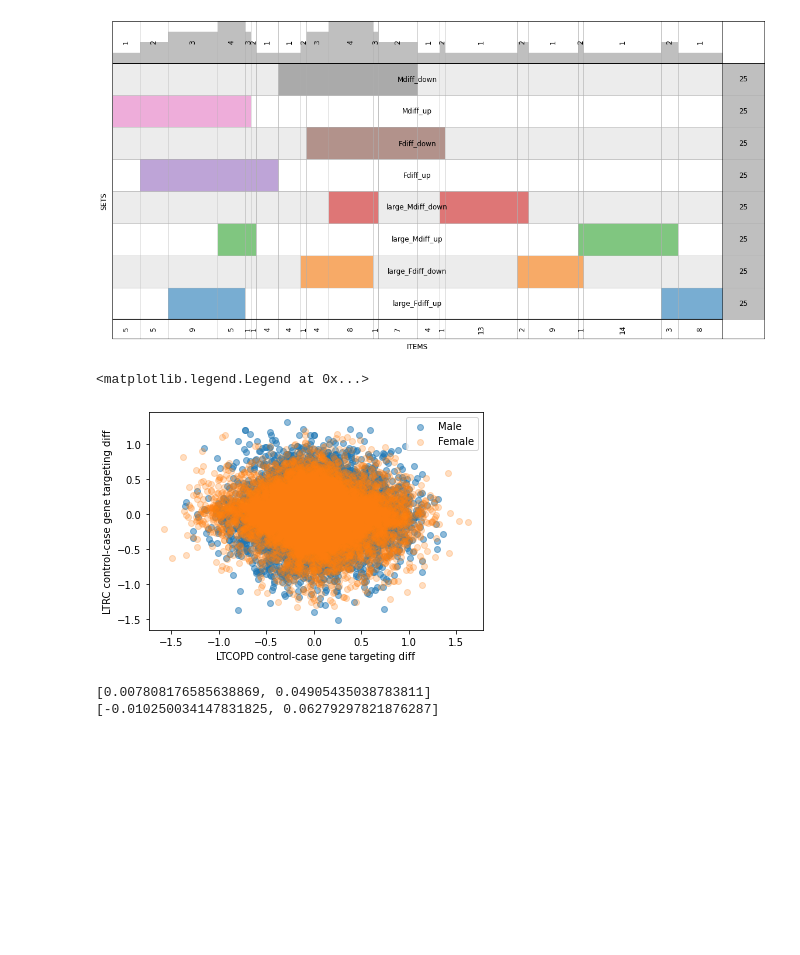
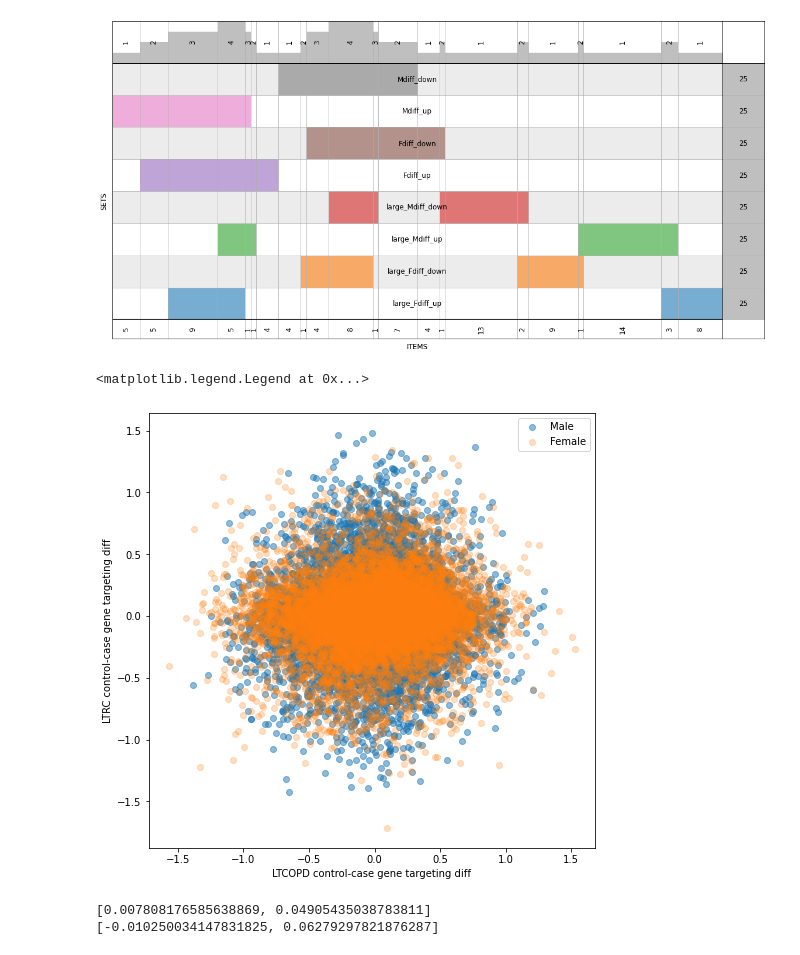
Before and after one commit to dcolinmorgan/LTCOPDsex, a Jupyter notebook: 2xCOPD_gender.ipynb, the cells around one changed output. Cells and saved outputs as stored; diff of their text form; code cells hidden in the pictures; blank space fills up the shorter version.

```diff
--- a/2xCOPD_gender.ipynb
+++ b/2xCOPD_gender.ipynb
@@ -750,14 +791,16 @@ supervenn(jeff, species_names, rotate_col_annotations=True)#,
 bb=pd.merge(sex_gene_diffB,sex_gene_diffA,on='gene')
 # sex_gene_diffB
 # %%
+plt.figure(figsize=(8, 8))
+
 p1=plt.scatter(bb['Mdiff_x'],bb['Mdiff_y'],alpha=.5)
 p2=plt.scatter(bb['Fdiff_x'],bb['Fdiff_y'],alpha=.25)
 plt.ylabel('LTRC control-case gene targeting diff')
 plt.xlabel('LTCOPD control-case gene targeting diff')
 plt.legend((p1, p2),('Male','Female'))
 # %% [output]
 <matplotlib.legend.Legend at 0x...>
-[figure, old version]
+[figure, new version]
 # %%
 rhoM, pvalM = np.corrcoef(bb['Mdiff_x'], bb['Mdiff_y'])
 # pvalM
```
Also changed, not shown: parts of 18 cells of this notebook.
